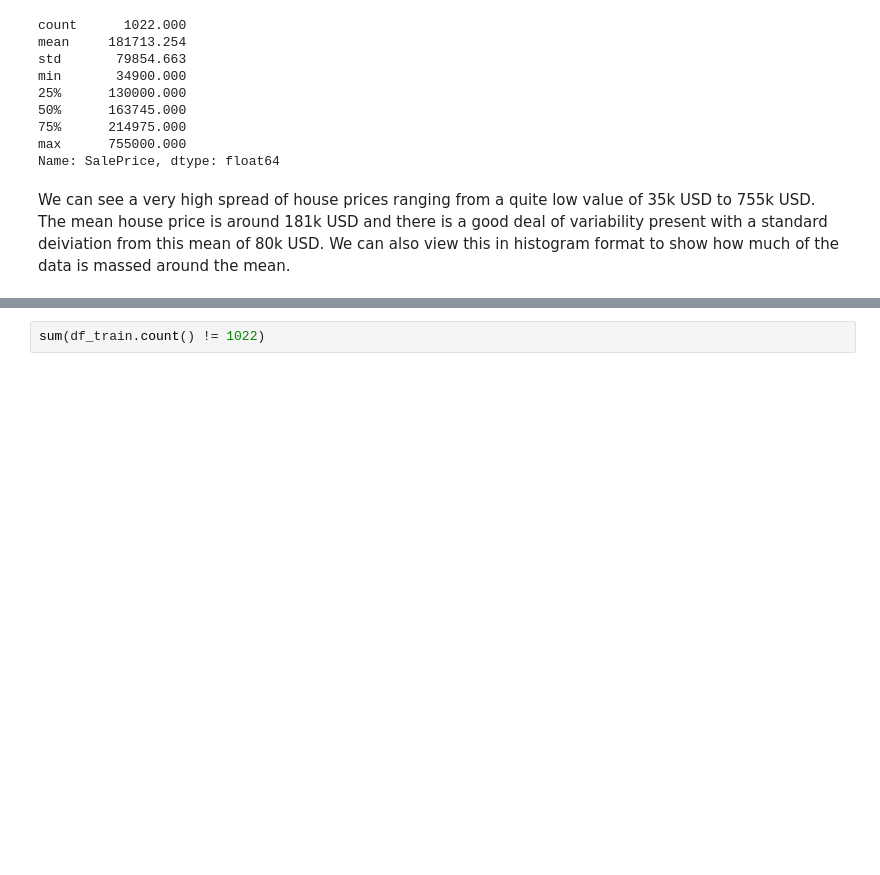
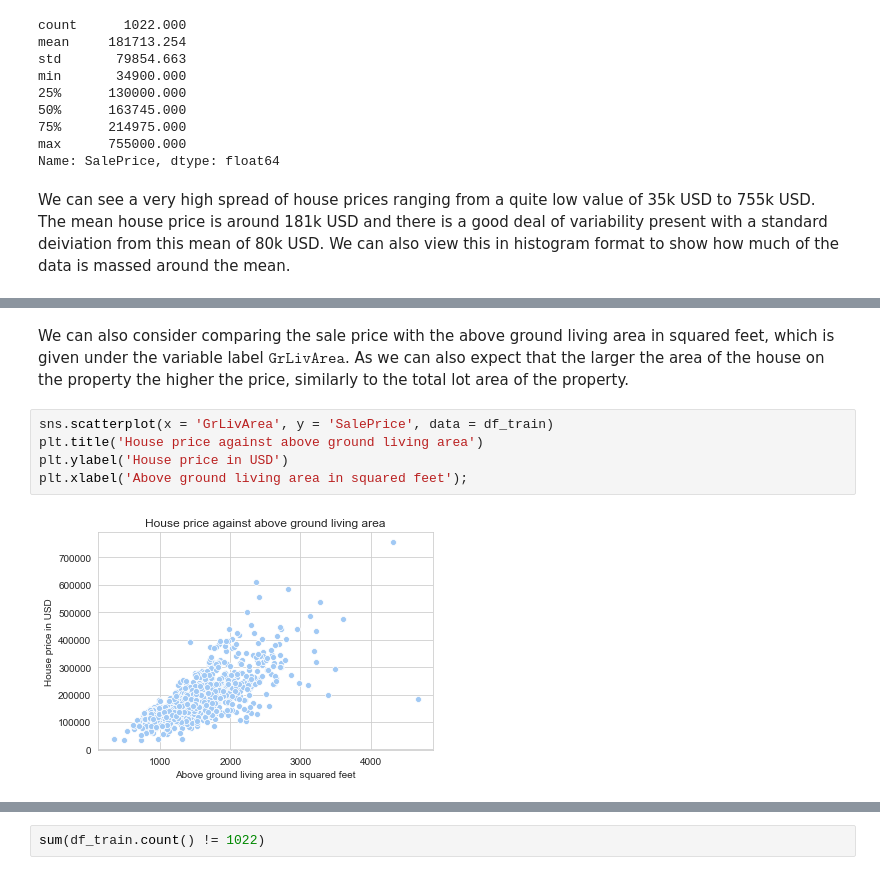
Before and after one commit to HStuklis/my-projects, a Jupyter notebook: house-prices/house-prices-code.ipynb, the cells around one changed output, grey strips where cells are left out. Cells and saved outputs as stored; diff of their text form; blank space fills up the shorter version.

```diff
--- a/house-prices/house-prices-code.ipynb
+++ b/house-prices/house-prices-code.ipynb
@@ -105,0 +125,9 @@ So we can see a roughly positively placed normal distribution about the mean. Wh
+# %% [markdown]
+We can also consider comparing the sale price with the above ground living area in squared feet, which is given under the variable label $\texttt{GrLivArea}$. As we can also expect that the larger the area of the house on the property the higher the price, similarly to the total lot area of the property.
+# %%
+sns.scatterplot(x = 'GrLivArea', y = 'SalePrice', data = df_train)
+plt.title('House price against above ground living area')
+plt.ylabel('House price in USD')
+plt.xlabel('Above ground living area in squared feet');
+# %% [output]
+[figure, added]
```
Also changed, not shown: parts of 22 cells of this notebook.
